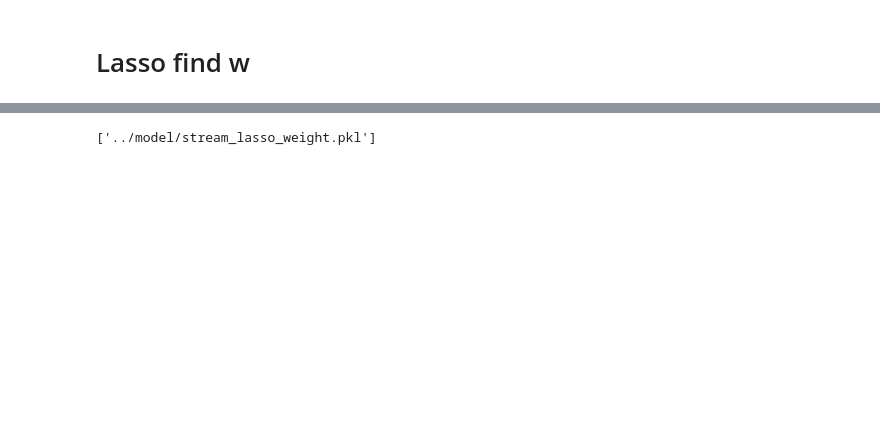
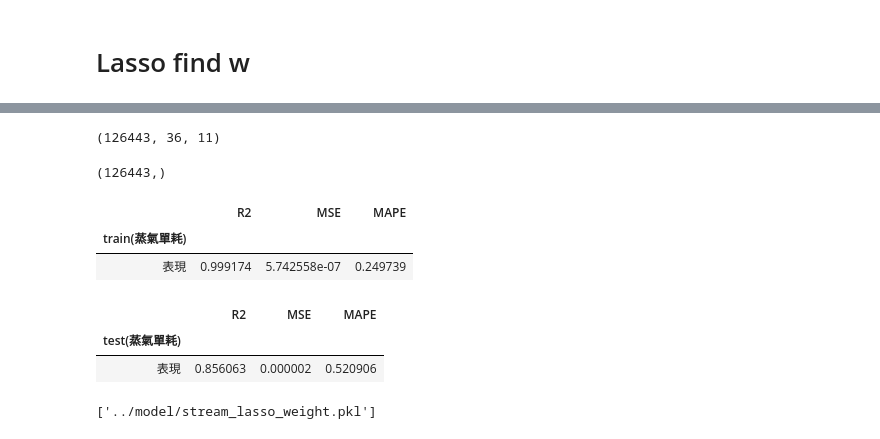
Before and after one commit to skywalker0803r/pa_0510, a Jupyter notebook: notebook/stream_lasso.ipynb, the cells around one changed output, grey strips where cells are left out. Cells and saved outputs as stored; diff of their text form; code cells hidden in the pictures; blank space fills up the shorter version.

```diff
--- a/notebook/stream_lasso.ipynb
+++ b/notebook/stream_lasso.ipynb
@@ -27,6 +29,6 @@ print(A.shape,b.shape)
 # %%
 # split data
-sp1 = 0
+sp1 = -10000
 sp2 = -1585
 A_train = A[sp1:sp2]
 b_train = b[sp1:sp2]
@@ -34,3 +36,11 @@ A_test = A[sp2:]
 b_test = b[sp2:]
 # %% [markdown]
 # Lasso find w
+# %%
+def evaluate(y_real,y_pred,name):
+    score = pd.DataFrame(index = ['表現'],columns = ['R2','MSE','MAPE'])
+    score['R2'] = r2_score(y_real,y_pred)
+    score['MSE'] = mean_squared_error(y_real,y_pred)
+    score['MAPE'] = mape(y_real,y_pred)
+    score.index.name = name
+    return score
@@ -37,3 +64,2 @@ b_test = b[sp2:]
 # %%
-model = Lasso(0.0001)
-model.fit(A_train,b_train)
+model = Lasso(9.000000e-07).fit(A_train,b_train)
@@ -74,3 +80,30 @@ score.append(score2)
+# %%
+data['action'].shape
+# %% [output]
+(126443, 36, 11)
+# %%
+action = data['mm_action'].inverse_transform(data['action'].reshape(126443*36,11))
+feed = action[:,0]
+feed = feed[::36]
+feed.shape
+# %% [output]
+(126443,)
+# %%
+y_pred = data['mm_stream'].inverse_transform(model.predict(A_train).reshape(-1,1)).reshape(-1)
+y_real = data['mm_stream'].inverse_transform(b_train).reshape(-1)
+evaluate(feed[:8415]/y_real,feed[:8415]/y_pred,'train(蒸氣單耗)')
+# %% [output]
+|  | R2 | MSE | MAPE |
+| train(蒸氣單耗) |  |  |  |
+| 表現 | 0.999174 | 5.742558e-07 | 0.249739 |
+# %%
+y_pred = data['mm_stream'].inverse_transform(model.predict(A_test).reshape(-1,1)).reshape(-1)
+y_real = data['mm_stream'].inverse_transform(b_test).reshape(-1)
+evaluate(feed[-1585:]/y_real,feed[-1585:]/y_pred,'test(蒸氣單耗)')
+# %% [output]
+|  | R2 | MSE | MAPE |
+| test(蒸氣單耗) |  |  |  |
+| 表現 | 0.856063 | 0.000002 | 0.520906 |
 # %%
 joblib.dump(model.coef_,'../model/stream_lasso_weight.pkl')
 # %% [output]
```
Also changed, not shown: parts of 10 cells of this notebook, 10 other files.
